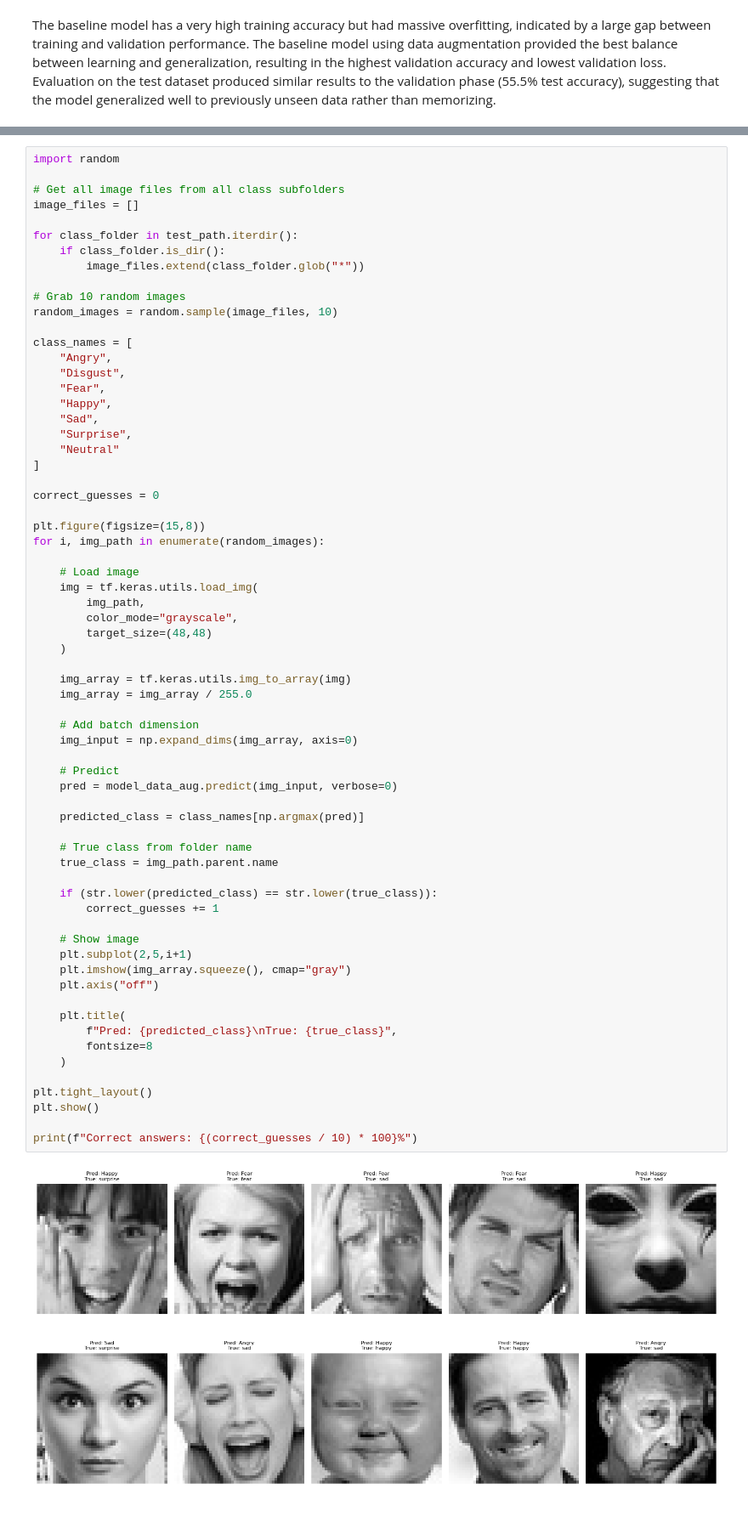
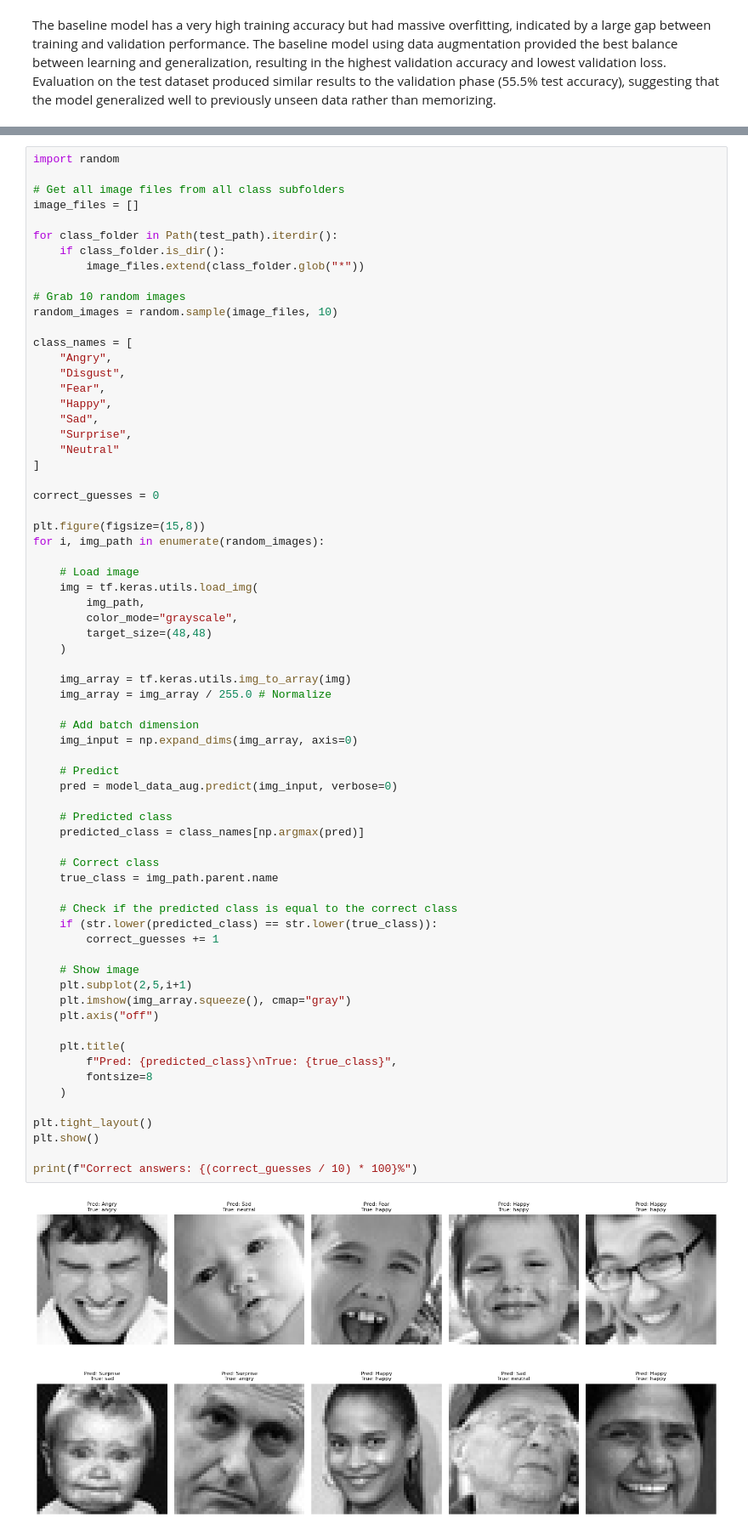
Before and after one commit to markusgunnar/Deep-Learning-Indiv-Exam, a Jupyter notebook: report_final.ipynb, the cells around one changed output, grey strips where cells are left out. Shown at 85% size. Saved outputs shown, nothing was run; the diff lists cells and outputs as text.

```diff
--- a/report_final.ipynb
+++ b/report_final.ipynb
@@ -541,7 +539,7 @@ import random
 # Get all image files from all class subfolders
 image_files = []
 
-for class_folder in test_path.iterdir():
+for class_folder in Path(test_path).iterdir():
     if class_folder.is_dir():
         image_files.extend(class_folder.glob("*"))
 
@@ -571,35 +569,37 @@ for i, img_path in enumerate(random_images):
     )
 
     img_array = tf.keras.utils.img_to_array(img)
-    img_array = img_array / 255.0
+    img_array = img_array / 255.0 # Normalize
 
     # Add batch dimension
     img_input = np.expand_dims(img_array, axis=0)
 
     # Predict
     pred = model_data_aug.predict(img_input, verbose=0)
 
+    # Predicted class
     predicted_class = class_names[np.argmax(pred)]
 
-    # True class from folder name
+    # Correct class
     true_class = img_path.parent.name
 
+    # Check if the predicted class is equal to the correct class
     if (str.lower(predicted_class) == str.lower(true_class)):
         correct_guesses += 1
 
     # Show image
     plt.subplot(2,5,i+1)
     plt.imshow(img_array.squeeze(), cmap="gray")
     plt.axis("off")
 
     plt.title(
         f"Pred: {predicted_class}\nTrue: {true_class}",
         fontsize=8
     )
 
 plt.tight_layout()
 plt.show()
 
 print(f"Correct answers: {(correct_guesses / 10) * 100}%")
 # %% [output]
-[figure, old version]
+[figure, new version]
```
Also changed, not shown: parts of 19 cells of this notebook, 4 other files.
